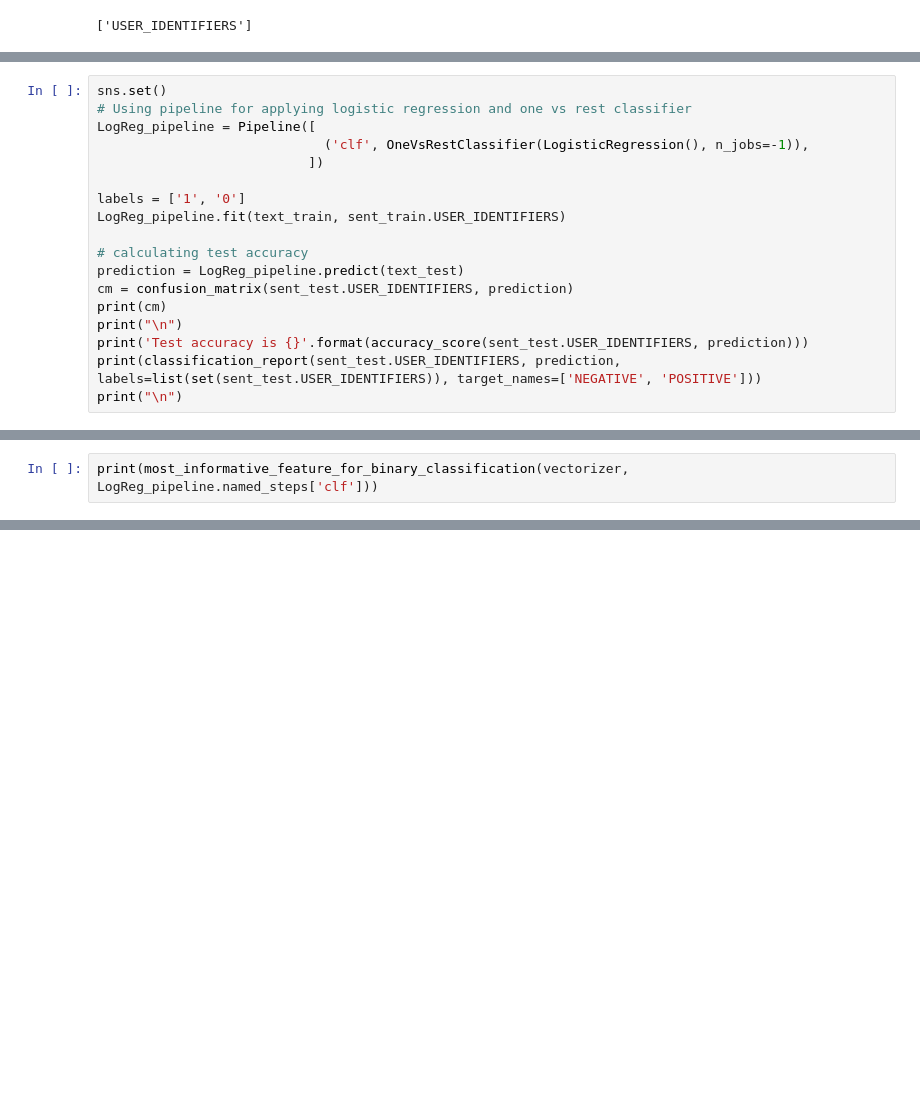
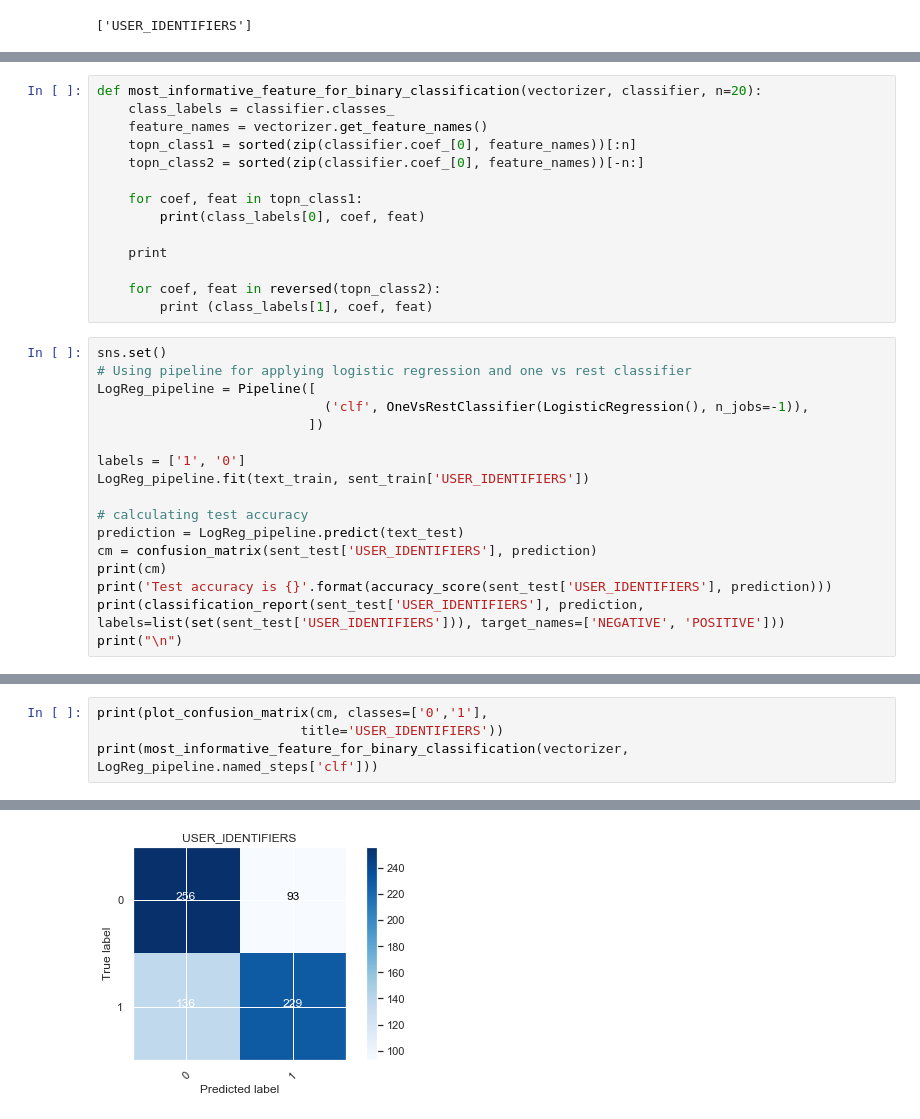
Before and after one commit to 3thzneiz/MyNLPLearn, a Jupyter notebook: 9. imbalance_data/4. Undersampling Text.ipynb, the cells around one changed output, grey strips where cells are left out. Cells and saved outputs as stored; diff of their text form; blank space fills up the shorter version.

Commit message:
add mutual info & ploting confusion matrix

```diff
--- a/9. imbalance_data/4. Undersampling Text.ipynb
+++ b/9. imbalance_data/4. Undersampling Text.ipynb
@@ -105,3 +162,17 @@ categories
+# %%
+def most_informative_feature_for_binary_classification(vectorizer, classifier, n=20):
+    class_labels = classifier.classes_
+    feature_names = vectorizer.get_feature_names()
+    topn_class1 = sorted(zip(classifier.coef_[0], feature_names))[:n]
+    topn_class2 = sorted(zip(classifier.coef_[0], feature_names))[-n:]
+
+    for coef, feat in topn_class1:
+        print(class_labels[0], coef, feat)
+
+    print
+
+    for coef, feat in reversed(topn_class2):
+        print (class_labels[1], coef, feat)
 # %%
 sns.set()
 # Using pipeline for applying logistic regression and one vs rest classifier
@@ -110,13 +181,12 @@ LogReg_pipeline = Pipeline([
                            ])
 
 labels = ['1', '0']
-LogReg_pipeline.fit(text_train, sent_train.USER_IDENTIFIERS)
+LogReg_pipeline.fit(text_train, sent_train['USER_IDENTIFIERS'])
 
 # calculating test accuracy
 prediction = LogReg_pipeline.predict(text_test)
-cm = confusion_matrix(sent_test.USER_IDENTIFIERS, prediction)
+cm = confusion_matrix(sent_test['USER_IDENTIFIERS'], prediction)
 print(cm)
+print('Test accuracy is {}'.format(accuracy_score(sent_test['USER_IDENTIFIERS'], prediction)))
+print(classification_report(sent_test['USER_IDENTIFIERS'], prediction, labels=list(set(sent_test['USER_IDENTIFIERS'])), target_names=['NEGATIVE', 'POSITIVE']))
 print("\n")
-print('Test accuracy is {}'.format(accuracy_score(sent_test.USER_IDENTIFIERS, prediction)))
-print(classification_report(sent_test.USER_IDENTIFIERS, prediction, labels=list(set(sent_test.USER_IDENTIFIERS)), target_names=['NEGATIVE', 'POSITIVE']))
-print("\n")
@@ -123,2 +203,5 @@ print("\n")
 # %%
+print(plot_confusion_matrix(cm, classes=['0','1'],
+                          title='USER_IDENTIFIERS'))
 print(most_informative_feature_for_binary_classification(vectorizer, LogReg_pipeline.named_steps['clf']))
+# %% [output]
@@ -124,0 +225 @@ print(most_informative_feature_for_binary_classification(vectorizer, LogReg_pipe
+[figure, added]
```
Also changed, not shown: parts of 3 cells of this notebook.
